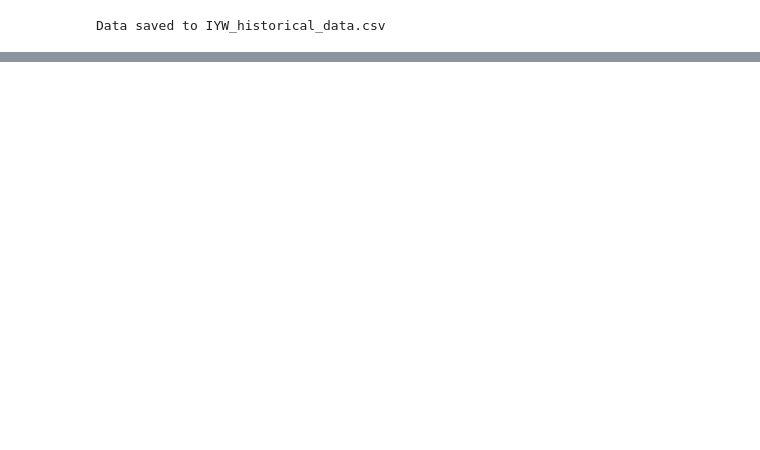
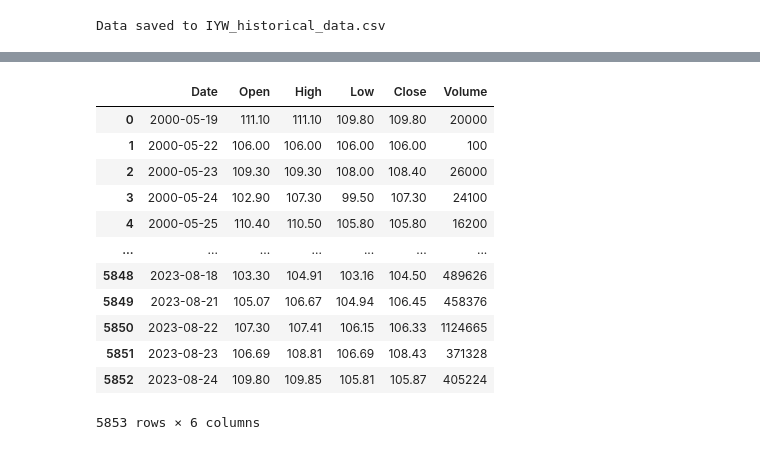
Before and after one commit to chyj0805/Project_2, a Jupyter notebook: Data_Prepareation.ipynb, the cells around one changed output, grey strips where cells are left out. Drawn from its saved outputs; the diff is of its cells as text; code cells hidden in the pictures; blank space fills up the shorter version.

```diff
--- a/Data_Prepareation.ipynb
+++ b/Data_Prepareation.ipynb
@@ -57,0 +98,19 @@ Data saved to IYW_historical_data.csv
+# %%
+df_IYW = pd.read_csv("IYW_historical_data.csv")
+df_IYW["Date"] = pd.to_datetime(df_IYW["Date"])
+# %%
+df_IYW
+# %% [output]
+|  | Date | Open | High | Low | Close | Volume |
+| 0 | 2000-05-19 | 111.10 | 111.10 | 109.80 | 109.80 | 20000 |
+| 1 | 2000-05-22 | 106.00 | 106.00 | 106.00 | 106.00 | 100 |
+| 2 | 2000-05-23 | 109.30 | 109.30 | 108.00 | 108.40 | 26000 |
+| 3 | 2000-05-24 | 102.90 | 107.30 | 99.50 | 107.30 | 24100 |
+| 4 | 2000-05-25 | 110.40 | 110.50 | 105.80 | 105.80 | 16200 |
+| ... | ... | ... | ... | ... | ... | ... |
+| 5848 | 2023-08-18 | 103.30 | 104.91 | 103.16 | 104.50 | 489626 |
+| 5849 | 2023-08-21 | 105.07 | 106.67 | 104.94 | 106.45 | 458376 |
+| 5850 | 2023-08-22 | 107.30 | 107.41 | 106.15 | 106.33 | 1124665 |
+| 5851 | 2023-08-23 | 106.69 | 108.81 | 106.69 | 108.43 | 371328 |
+| 5852 | 2023-08-24 | 109.80 | 109.85 | 105.81 | 105.87 | 405224 |
+5853 rows × 6 columns
```
Also changed, not shown: parts of 4 cells of this notebook.
